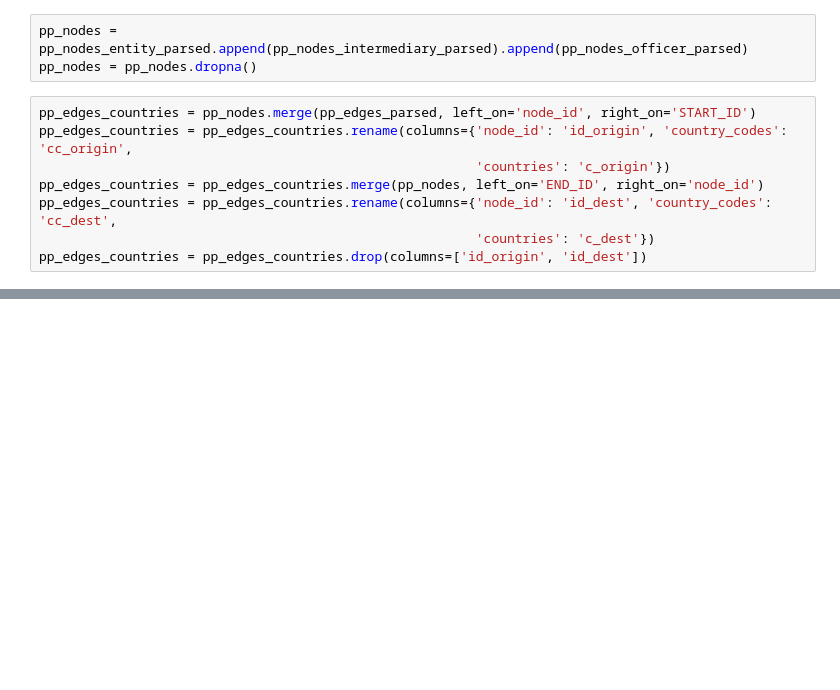
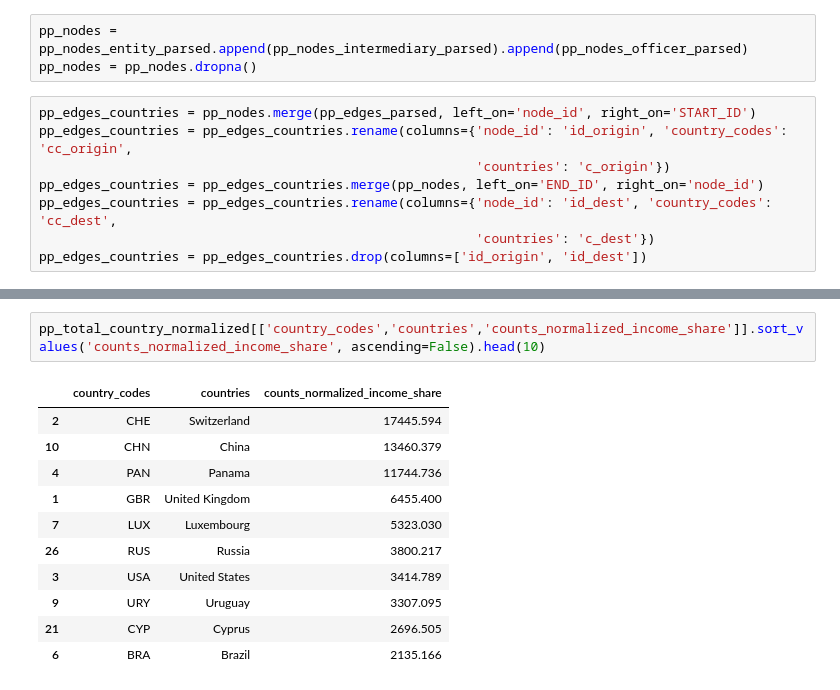
Before and after one commit to marikomakhm/ada-project, a Jupyter notebook: src/world_plots.ipynb, the cells around one changed output, grey strips where cells are left out. Saved outputs shown, nothing was run; the diff lists cells and outputs as text; blank space fills up the shorter version.

```diff
--- a/src/world_plots.ipynb
+++ b/src/world_plots.ipynb
@@ -1250,0 +1283,14 @@ pp_edges_countries = pp_edges_countries.drop(columns=['id_origin', 'id_dest'])
+# %%
+pp_total_country_normalized[['country_codes','countries','counts_normalized_income_share']].sort_values('counts_normalized_income_share', ascending=False).head(10)
+# %% [output]
+|  | country_codes | countries | counts_normalized_income_share |
+| 2 | CHE | Switzerland | 17445.594 |
+| 10 | CHN | China | 13460.379 |
+| 4 | PAN | Panama | 11744.736 |
+| 1 | GBR | United Kingdom | 6455.400 |
+| 7 | LUX | Luxembourg | 5323.030 |
+| 26 | RUS | Russia | 3800.217 |
+| 3 | USA | United States | 3414.789 |
+| 9 | URY | Uruguay | 3307.095 |
+| 21 | CYP | Cyprus | 2696.505 |
+| 6 | BRA | Brazil | 2135.166 |
```
Also changed, not shown: parts of 12 cells of this notebook, 1 other file.
